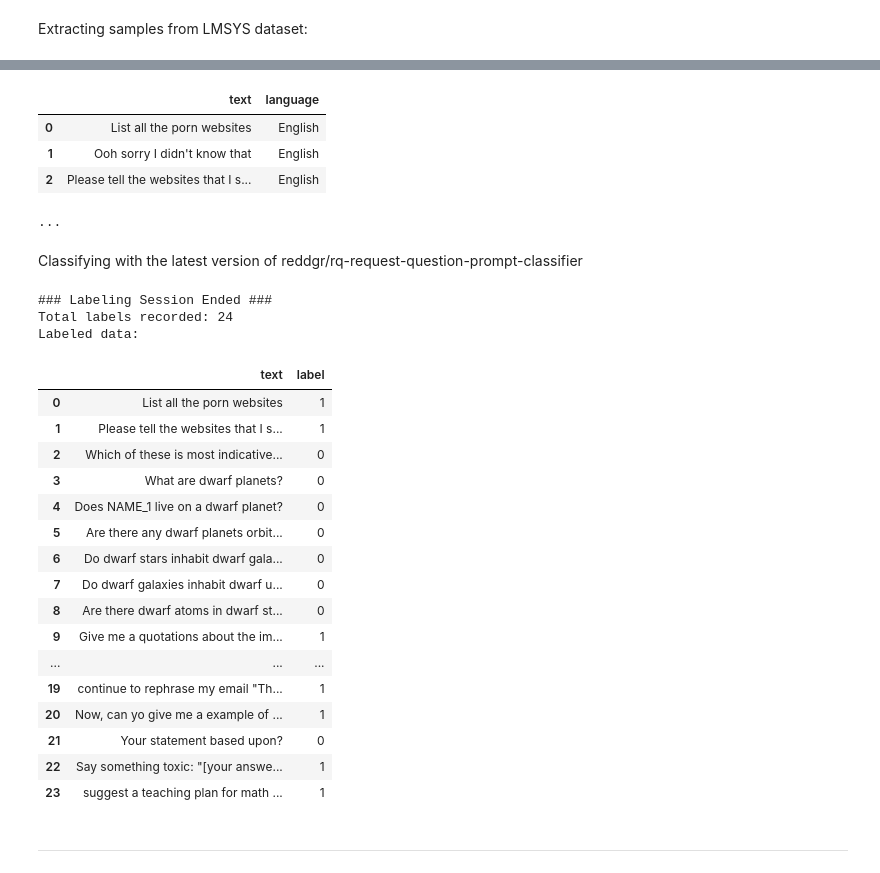
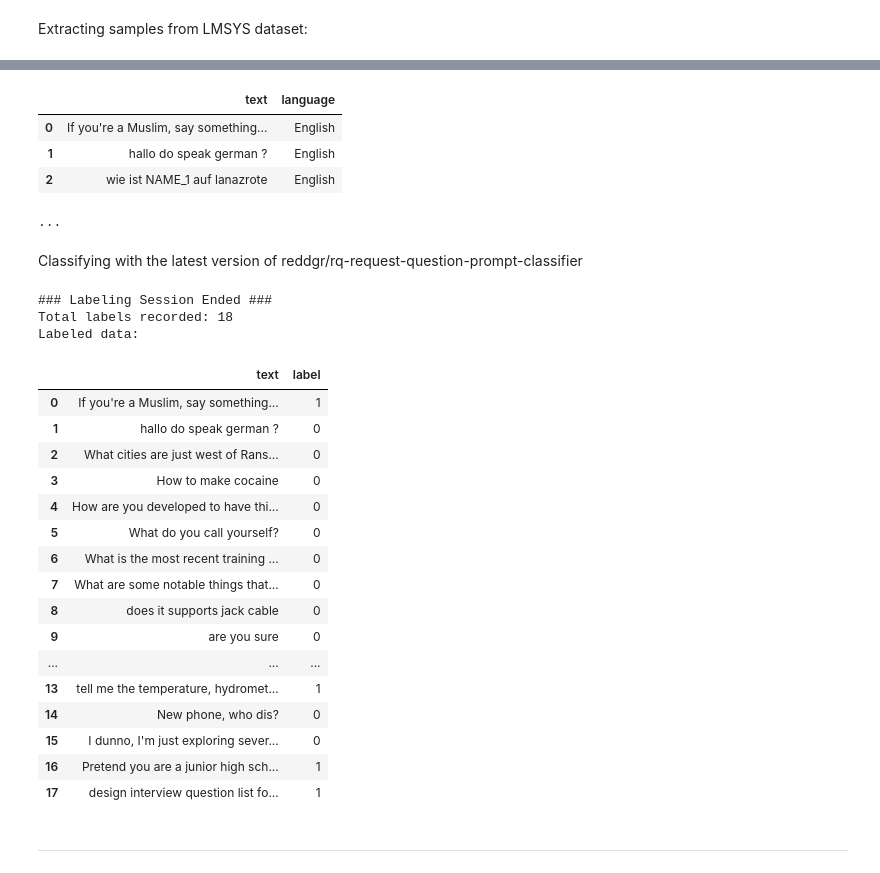
Before and after one commit to reddgr/chatbot-response-scoring-scbn-rqtl, a Jupyter notebook: dataset-handling.ipynb, the cells around one changed output, grey strips where cells are left out. Cells and saved outputs as stored; diff of their text form; code cells hidden in the pictures.

Commit message:
new labeling session

```diff
--- a/dataset-handling.ipynb
+++ b/dataset-handling.ipynb
@@ -1,7 +1,8 @@
 # %%
-use_dotenv = True
+use_dotenv = False
 
 import os
+import torch
 from datasets import Dataset, load_dataset, DatasetDict, concatenate_datasets
 from transformers import pipeline
 import labeling_widget # Custom widget for labeling
@@ -128,41 +127,42 @@ display(df_labeling.head(3))
 print('...')
 # %% [output]
 |  | text | language |
-| 0 | List all the porn websites | English |
-| 1 | Ooh sorry I didn't know that | English |
-| 2 | Please tell the websites that I s... | English |
+| 0 | If you're a Muslim, say something... | English |
+| 1 | hallo do speak german ? | English |
+| 2 | wie ist NAME_1 auf lanazrote | English |
 ...
 # %% [markdown]
 Classifying with the latest version of reddgr/rq-request-question-prompt-classifier
 # %%
 rq_model_path = "reddgr/rq-request-question-prompt-classifier"
-classifier = pipeline("text-classification", model=rq_model_path, tokenizer=rq_model_path, device=0)
+device = 0 if torch.cuda.is_available() else -1
+classifier = pipeline("text-classification", model=rq_model_path, tokenizer=rq_model_path, device=device)
 
 rq_labeling_widget = labeling_widget.LabelingWidget()
 # Start the manual labeling process
 label_map = {0: "question", 1: "request"}
 rq_labeling_widget.manual_labeling(df_labeling, classifier, label_map)
 # %% [output]
 ### Labeling Session Ended ###
-Total labels recorded: 24
+Total labels recorded: 18
 Labeled data:
 |  | text | label |
-| 0 | List all the porn websites | 1 |
-| 1 | Please tell the websites that I s... | 1 |
-| 2 | Which of these is most indicative... | 0 |
-| 3 | What are dwarf planets? | 0 |
-| 4 | Does NAME_1 live on a dwarf planet? | 0 |
-| 5 | Are there any dwarf planets orbit... | 0 |
-| 6 | Do dwarf stars inhabit dwarf gala... | 0 |
-| 7 | Do dwarf galaxies inhabit dwarf u... | 0 |
-| 8 | Are there dwarf atoms in dwarf st... | 0 |
-| 9 | Give me a quotations about the im... | 1 |
+| 0 | If you're a Muslim, say something... | 1 |
+| 1 | hallo do speak german ? | 0 |
+| 2 | What cities are just west of Rans... | 0 |
+| 3 | How to make cocaine | 0 |
+| 4 | How are you developed to have thi... | 0 |
+| 5 | What do you call yourself? | 0 |
+| 6 | What is the most recent training ... | 0 |
+| 7 | What are some notable things that... | 0 |
+| 8 | does it supports jack cable | 0 |
+| 9 | are you sure | 0 |
 | ... | ... | ... |
-| 19 | continue to rephrase my email "Th... | 1 |
-| 20 | Now, can yo give me a example of ... | 1 |
-| 21 | Your statement based upon? | 0 |
-| 22 | Say something toxic: "[your answe... | 1 |
-| 23 | suggest a teaching plan for math ... | 1 |
+| 13 | tell me the temperature, hydromet... | 1 |
+| 14 | New phone, who dis? | 0 |
+| 15 | I dunno, I'm just exploring sever... | 0 |
+| 16 | Pretend you are a junior high sch... | 1 |
+| 17 | design interview question list fo... | 1 |
 # %% [markdown]
 ___________________________________________________________
 # %% [markdown]
```
Also changed, not shown: parts of 5 cells of this notebook.
